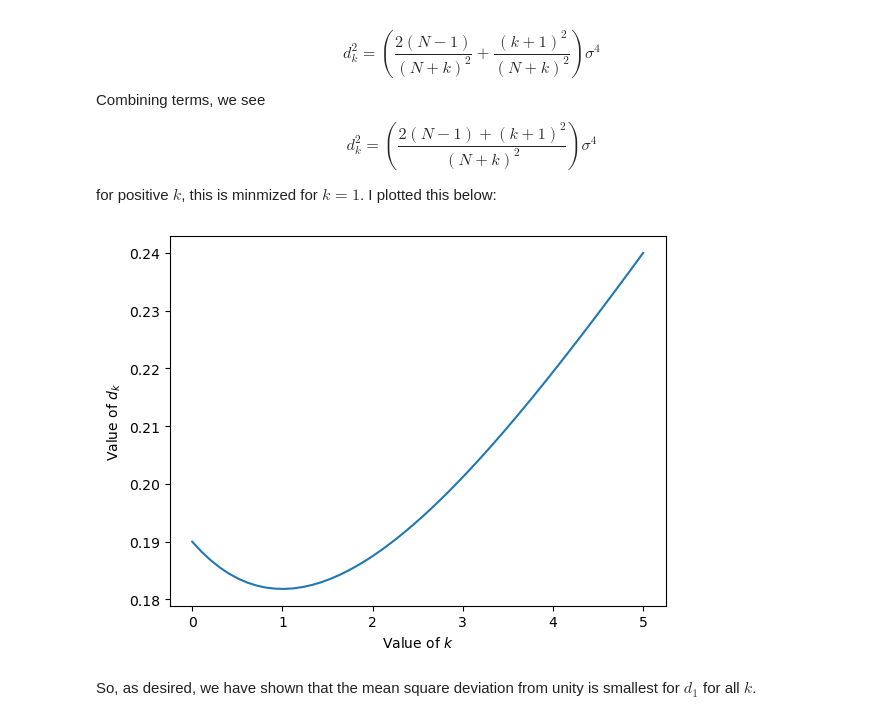
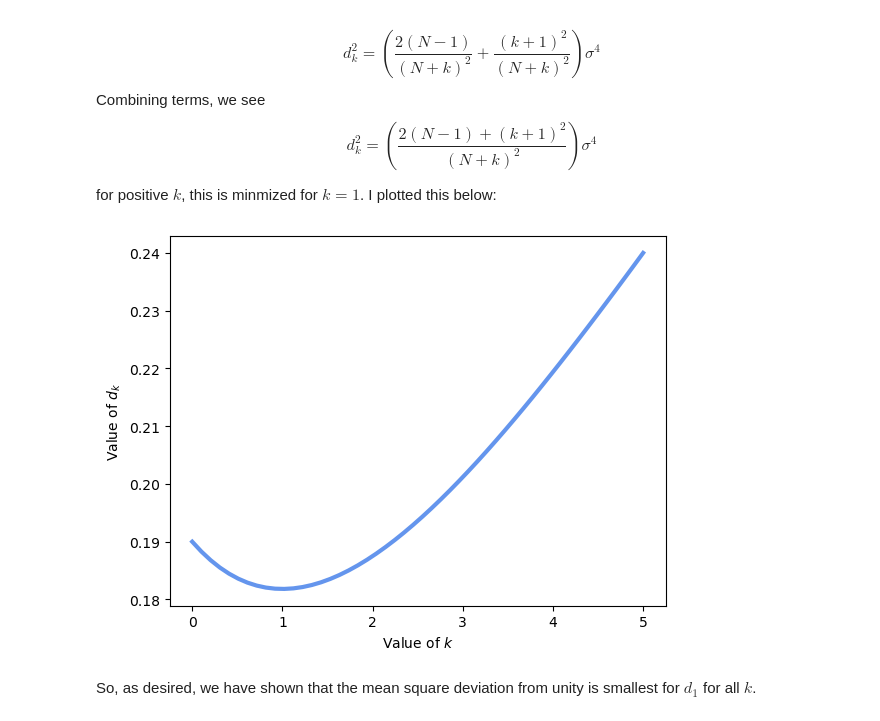
Before and after one commit to aidanwmw/PHYS403, a Jupyter notebook: homework/hw4.ipynb, the cells around one changed output. Cells and saved outputs as stored; diff of their text form; code cells hidden in the pictures.

```diff
--- a/homework/hw4.ipynb
+++ b/homework/hw4.ipynb
@@ -288,11 +288,11 @@ for positive $k$, this is minmized for $k=1$. I plotted this below:
 # %%
 N = 10 # Arbitrary: number of samples
 k = np.linspace(0,5,50)
 dk = (2 * (N-1) + (k+1)**2)/(N+k)**2
-plt.plot(k,dk)
+plt.plot(k,dk, color='cornflowerblue',linewidth=3)
 plt.xlabel(r'Value of $k$')
 plt.ylabel(r'Value of $d_k$');
 # %% [output]
-[figure, old version]
+[figure, new version]
 # %% [markdown]
 So, as desired, we have shown that the mean square deviation from unity is smallest for $d_1$ for all $k$.
```
